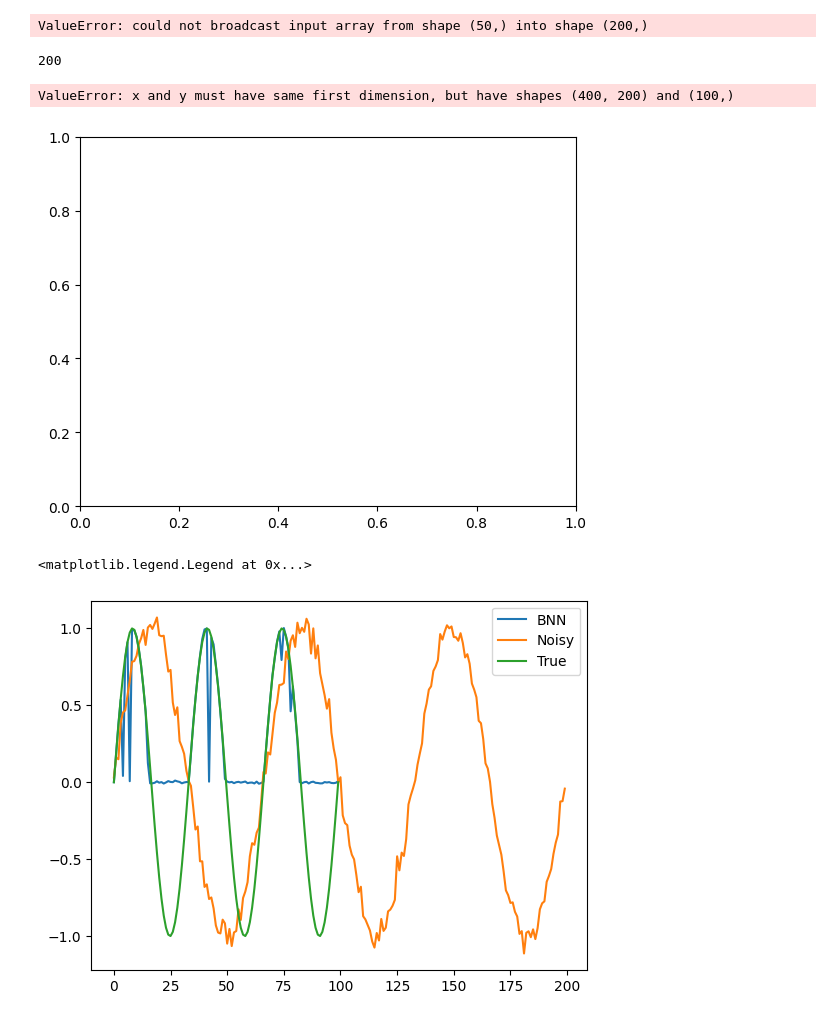
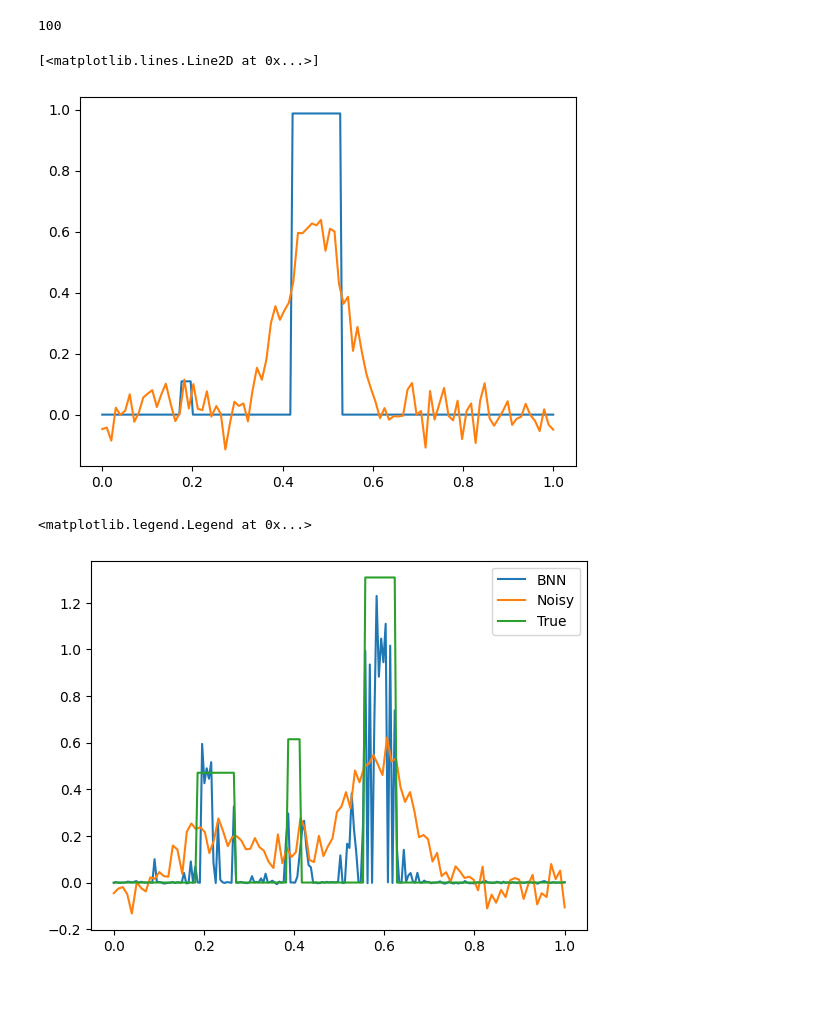
Before and after one commit to akseliekseli/Bayesian-Neural-Networks-with-Stochastic-Variational-Inference-in-Inverse-Problems, a Jupyter notebook: codes/input_output_pairs/input_output_bnn.ipynb, the cells around one changed output. Drawn from its saved outputs; the diff is of its cells as text; code cells hidden in the pictures; blank space fills up the shorter version.

```diff
--- a/codes/input_output_pairs/input_output_bnn.ipynb
+++ b/codes/input_output_pairs/input_output_bnn.ipynb
@@ -14,13 +14,13 @@ from pyro.nn import PyroModule, PyroSample
 # %%
 # Parameters
 T = 0.05
-N = 200
+N = 100
 domain = [0, 1]
 sigma_noise = 0.05
 mu_u = -1
 sigma_2_u = 0.05**2
 
-n = int(0.5*N)
+n = int(2*N)
 t = np.linspace(domain[0],domain[1], N)
 t = np.round(t, 3)
 d_k = 40
@@ -62,18 +62,16 @@ for ii in range(0, n_datasize):
 
     # Create y_data with noise
     y_data[ii, :] = f + np.random.normal(0, sigma_noise, f.shape)
-# %% [output]
-ValueError: could not broadcast input array from shape (50,) into shape (200,)
 # %%
 N
 # %% [output]
-200
+100
 # %%
 plt.plot(x, dataset[0, :])
 plt.plot(t, y_data[0, :])
 # %% [output]
-ValueError: x and y must have same first dimension, but have shapes (400, 200) and (100,)
+[<matplotlib.lines.Line2D at 0x...>]
-[figure, old version]
+[figure, new version]
 # %%
 import pyro
 import pyro.distributions as dist
@@ -107,7 +105,7 @@ class BNN(PyroModule):
         mu = x
         sigma = pyro.sample("sigma", dist.Uniform(0., 0.05))
 
-        with pyro.plate("data", 100):
+        with pyro.plate("data", 200):
             obs = pyro.sample("obs", dist.Normal(mu, sigma), obs=y)
 
         return mu
@@ -120,7 +118,7 @@ pyro.set_rng_seed(42)
 nuts_kernel = pyro.infer.NUTS(bnn_model, jit_compile=True)
 
 # Define MCMC sampler, get 50 posterior samples
-bnn_mcmc = pyro.infer.MCMC(nuts_kernel, num_samples=100)
+bnn_mcmc = pyro.infer.MCMC(nuts_kernel, num_samples=500)
 
 # Convert data to PyTorch tensors
 x_train = torch.from_numpy(y_data).float()
@@ -134,11 +132,11 @@ predictive = pyro.infer.Predictive(model=bnn_model, posterior_samples=bnn_mcmc.g
 x_test = torch.linspace(domain[0], domain[1], 100)
 preds = predictive(x_train[0,:])
 # %%
-plt.plot(torch.mean(preds['obs'], axis=0))
-plt.plot(x_train[0,:])
-plt.plot(y_train[0, :])
+plt.plot(x, torch.mean(preds['obs'], axis=0))
+plt.plot(t, x_train[0,:])
+plt.plot(x, y_train[0, :])
 
 plt.legend(['BNN', 'Noisy', 'True'])
 # %% [output]
 <matplotlib.legend.Legend at 0x...>
-[figure, old version]
+[figure, new version]
```
Also changed, not shown: 1 other file.
